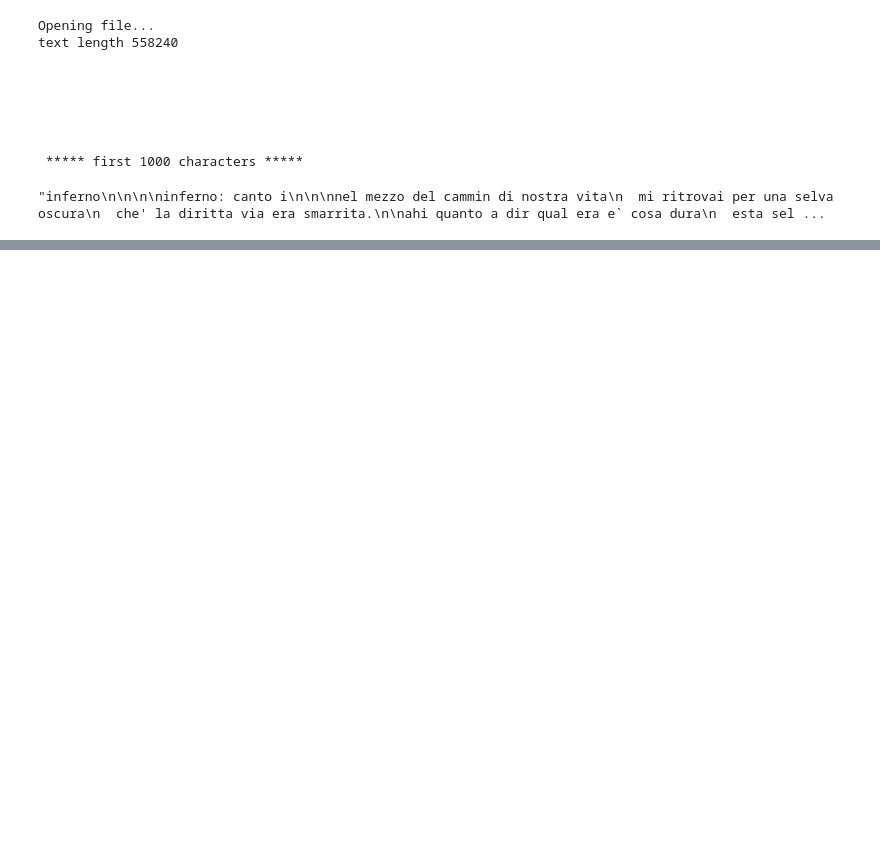
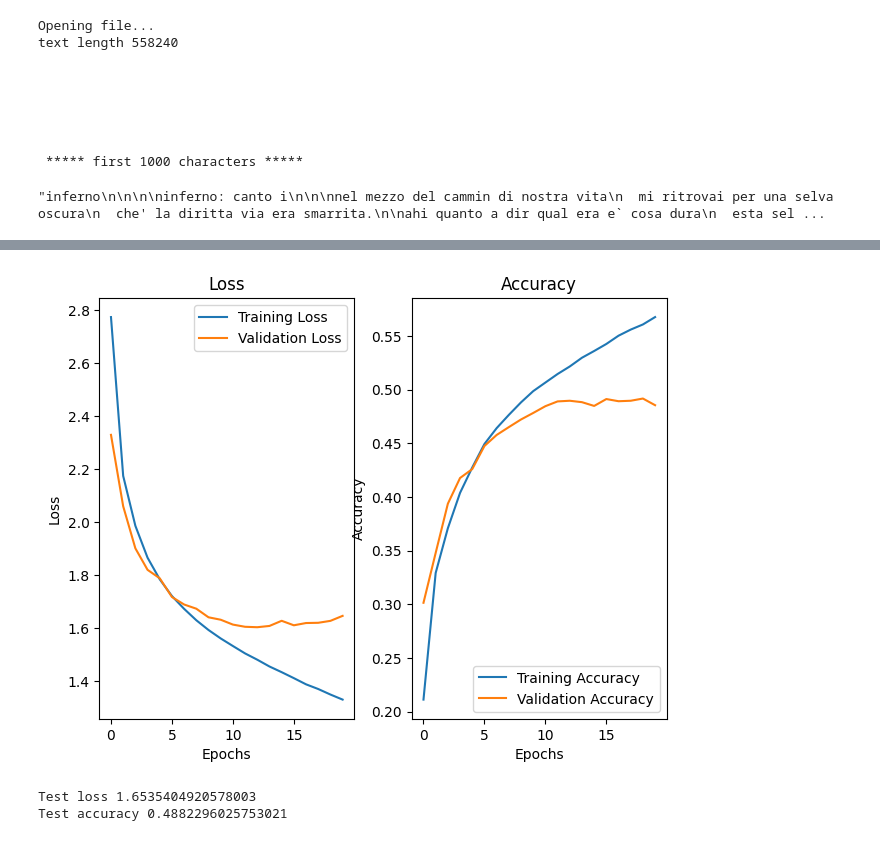
Before and after one commit to LucaPerf/Assignement-Advanced-ML, a Jupyter notebook: Assignment_4/Assignment_4_Perfetti_Luca.ipynb, the cells around one changed output, grey strips where cells are left out. Drawn from its saved outputs; the diff is of its cells as text; code cells hidden in the pictures; blank space fills up the shorter version.

```diff
--- a/Assignment_4/Assignment_4_Perfetti_Luca.ipynb
+++ b/Assignment_4/Assignment_4_Perfetti_Luca.ipynb
@@ -209,0 +478,14 @@ model.fit(x_train, y_train,
+# %%
+maxlen = 40 # chunk length
+step = 3
+
+x_train_max, y_train_max = preprocess_text(''.join(train_canti), maxlen, step, chars, char_indices)
+x_val_max, y_val_max = preprocess_text(''.join(val_canti), maxlen, step, chars, char_indices)
+x_test_max, y_test_max = preprocess_text(''.join(test_canti), maxlen, step, chars, char_indices)
+
+print(f"x_train shape: {x_train_max.shape}")
+print(f"y_train shape: {y_train_max.shape}")
+print(f"x_val shape: {x_val_max.shape}")
+print(f"y_val shape: {y_val_max.shape}")
+print(f"x_test shape: {x_test_max.shape}")
+print(f"y_test shape: {y_test_max.shape}")
@@ -209,0 +499,12 @@ model.fit(x_train, y_train,
+# %%
+model_max = Sequential()
+model_max.add(LSTM(128, input_shape=(maxlen, len(chars))))
+model_max.add(Dense(len(chars), activation='softmax'))
+
+optimizer = tf.keras.optimizers.RMSprop(learning_rate=0.01)
+model_max.compile(
+    loss='categorical_crossentropy',
+    optimizer=optimizer,
+    metrics=['accuracy']
+    )
+model_max.summary()
@@ -209,0 +525,7 @@ model.fit(x_train, y_train,
+# %%
+history_max = model_max.fit(x_train_max, y_train_max,
+        validation_data=(x_val_max, y_val_max),
+        batch_size = 2048,
+        epochs = 20,
+        #callbacks = [print_callback],
+        )
@@ -209,0 +550,11 @@ model.fit(x_train, y_train,
+# %%
+plot_performance(history_max)
+# %% [output]
+[figure, added]
+# %%
+score = model_max.evaluate(x_test_max, y_test_max, verbose=0)
+print('Test loss', score[0])
+print('Test accuracy', score[1])
+# %% [output]
+Test loss 1.6535404920578003
+Test accuracy 0.4882296025753021
```
Also changed, not shown: parts of 39 cells of this notebook, 3 other files.
